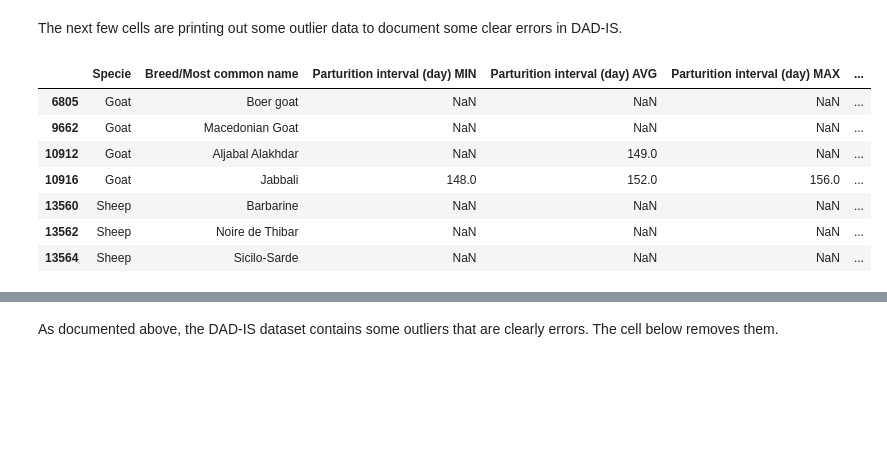
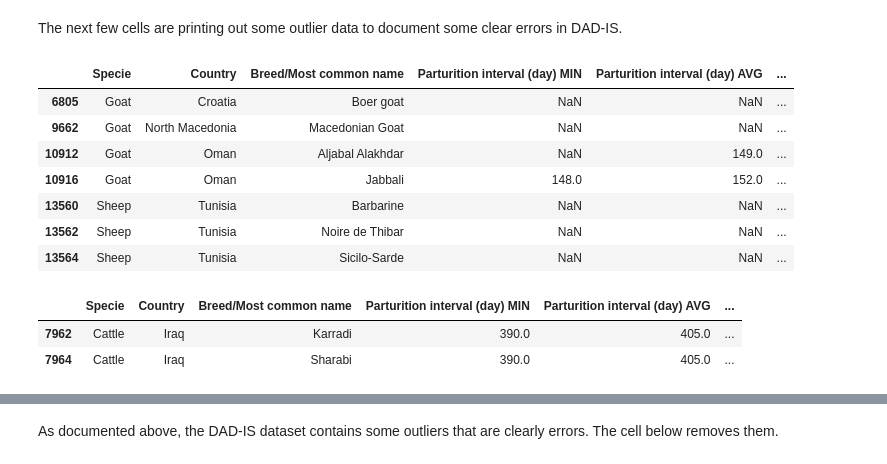
Before and after one commit to flamholz/beef_v_pork, a Jupyter notebook: notebooks/0_preprocess_FAO_data.ipynb, the cells around one changed output, grey strips where cells are left out. Saved outputs shown, nothing was run; the diff lists cells and outputs as text; code cells hidden in the pictures; blank space fills up the shorter version.

```diff
--- a/notebooks/0_preprocess_FAO_data.ipynb
+++ b/notebooks/0_preprocess_FAO_data.ipynb
@@ -62,23 +62,33 @@ The next few cells are printing out some outlier data to document some clear err
 # %%
 # Look at some of the absurd litter sizes in the dataset - several > 100!
 # Hiding the pigs since commercial pigs can have litters > 10.
 mask = np.logical_and(dad_is_df['Litter size AVG'] > 10,
                       dad_is_df.Specie != 'Pig')
-cols =  ['Specie', 'Breed/Most common name', 'Parturition interval (day) MIN',
+cols =  ['Specie', 'Country', 'Breed/Most common name', 'Parturition interval (day) MIN',
          'Parturition interval (day) AVG', 'Parturition interval (day) MAX',
          'Litter size AVG', 'Litter size MIN', 'Litter size MAX',
          'Weight males', 'Birth weight males',
          'Weight females', 'Birth weight females']
 dad_is_df.loc[mask, cols]
 # %% [output]
-|  | Specie | Breed/Most common name | Parturition interval (day) MIN | Parturition interval (day) AVG | Parturition interval (day) MAX | ... |
-| 6805 | Goat | Boer goat | NaN | NaN | NaN | ... |
-| 9662 | Goat | Macedonian Goat | NaN | NaN | NaN | ... |
-| 10912 | Goat | Aljabal Alakhdar | NaN | 149.0 | NaN | ... |
-| 10916 | Goat | Jabbali | 148.0 | 152.0 | 156.0 | ... |
-| 13560 | Sheep | Barbarine | NaN | NaN | NaN | ... |
-| 13562 | Sheep | Noire de Thibar | NaN | NaN | NaN | ... |
-| 13564 | Sheep | Sicilo-Sarde | NaN | NaN | NaN | ... |
+|  | Specie | Country | Breed/Most common name | Parturition interval (day) MIN | Parturition interval (day) AVG | ... |
+| 6805 | Goat | Croatia | Boer goat | NaN | NaN | ... |
+| 9662 | Goat | North Macedonia | Macedonian Goat | NaN | NaN | ... |
+| 10912 | Goat | Oman | Aljabal Alakhdar | NaN | 149.0 | ... |
+| 10916 | Goat | Oman | Jabbali | 148.0 | 152.0 | ... |
+| 13560 | Sheep | Tunisia | Barbarine | NaN | NaN | ... |
+| 13562 | Sheep | Tunisia | Noire de Thibar | NaN | NaN | ... |
+| 13564 | Sheep | Tunisia | Sicilo-Sarde | NaN | NaN | ... |
+# %%
+# Look at some of the absurd litter sizes in the dataset - several > 100!
+# Hiding the pigs since commercial pigs can have litters > 10.
+mask = np.logical_and(dad_is_df['Litter size AVG'] > 2,
+                      dad_is_df.Specie == 'Cattle')
+dad_is_df.loc[mask, cols]
+# %% [output]
+|  | Specie | Country | Breed/Most common name | Parturition interval (day) MIN | Parturition interval (day) AVG | ... |
+| 7962 | Cattle | Iraq | Karradi | 390.0 | 405.0 | ... |
+| 7964 | Cattle | Iraq | Sharabi | 390.0 | 405.0 | ... |
 # %%
 # Look at some absurd birth weights that well-exceed the listed adult weights.
 mask = np.logical_or(dad_is_df['Birth weight males'] > 0.9*dad_is_df['Weight males'],
```
Also changed, not shown: parts of 6 cells of this notebook, 2 other files.
